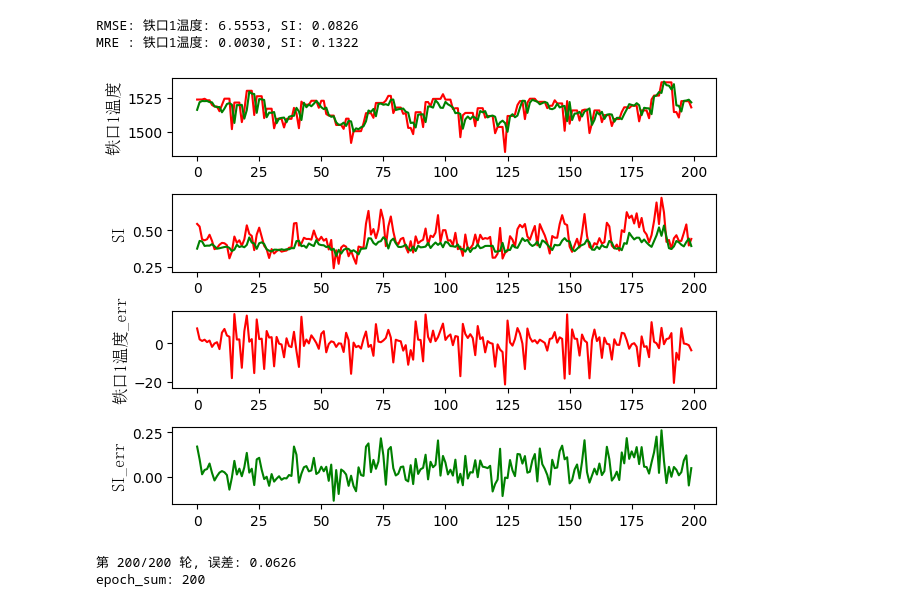
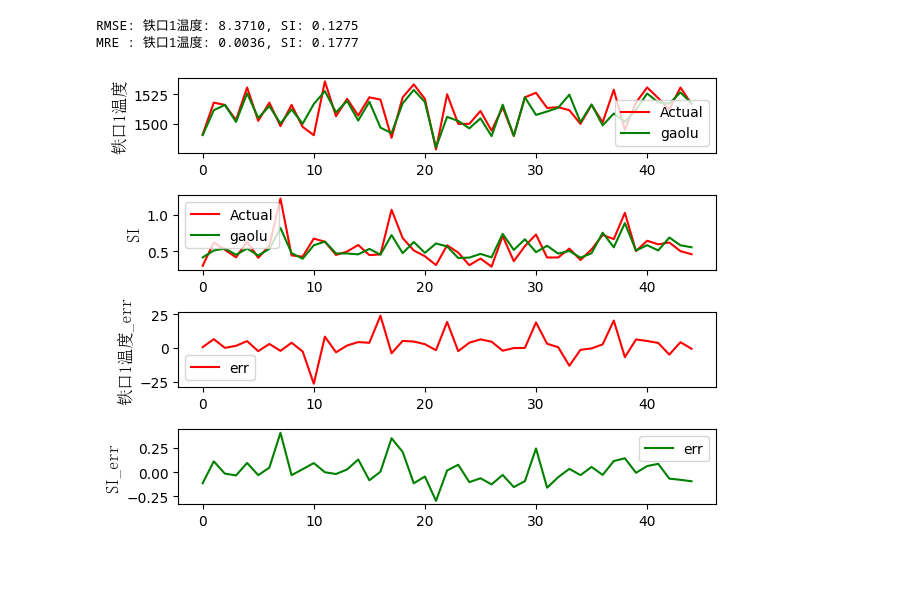
Before and after one commit to haokwok2002/gaolu, a Jupyter notebook: MPC/高炉/1-LSTM-双向-包含当前时刻/LSTM双向-高炉-预测控制.ipynb, the cells around one changed output. Cells and saved outputs as stored; diff of their text form; code cells hidden in the pictures; blank space fills up the shorter version.

```diff
--- a/MPC/高炉/1-LSTM-双向-包含当前时刻/LSTM双向-高炉-预测控制.ipynb
+++ b/MPC/高炉/1-LSTM-双向-包含当前时刻/LSTM双向-高炉-预测控制.ipynb
@@ -47,9 +48,9 @@ Data columns (total 34 columns):
       dtype='object')
 # %%
 # 定义输入输出参数
-input_term = ['富氧流量', '冷风流量', '热风温度', '设定喷煤量']
+input_term = ['冷风压力', '冷风流量', '热风温度', '设定喷煤量']
 output_term = ['铁口1温度', 'SI']
-time_term= '主参数时间戳'
+time_term= '时间戳'
 # %%
 # 异常数据处理-处理前后对比
 # 创建数据框副本以避免修改原始数据
@@ -136,19 +122,14 @@ def plot_subplot(data_x,data_y,column,index_predict,index_gaolu):
 
 
 
-# length1 = 300
-# start1 = 430
-# length2 = 300
-# start2 = 230
-# print((start2+length2-start1)/length2)
+length1 = 300
+start1 = 5000
+length2 = 300
+start2 = 0
 
 
-length1 = 800
-start1 = 0
-length2 = 800
-start2 = 0
-index_predict   = range(start1, start1+length1+1, 1)
-index_gaolu     = range(start2, start2+length2+1, 1)
+index_gaolu   = range(start1, start1+length1+1, 1)
+index_predict     = range(start2, start2+length2+1, 1)
 # index = range(1, 7572, 1)
 
 
@@ -416,7 +410,9 @@ hidden_size = 16
 torch.manual_seed(0)
 model_gaolu = MyRNNModel(features_size = features_size,
                         hidden_size = hidden_size,
-                        isbidirectional=False)
+                        isbidirectional=True)
 epoch_sum_gaolu = 0
+gaolu_train_loss_list = []
+gaolu_val_loss_list = []
 # %%
 # 高炉模型训练
@@ -455,46 +466,46 @@ mre_1 = np.mean(np.abs((y_test_1 - y_pred_1_inverse_transform) / y_test_1))
 # print(f"输出0: RMSE: {rmse_0:.4f}, MRE: {mre_0:.4f}")
 # print(f"输出1: RMSE: {rmse_1:.4f}, MRE: {mre_1:.4f}")
 print(f"RMSE: {output_term[0]}: {rmse_0:.4f}, {output_term[1]}: {rmse_1:.4f}")
 print(f"MRE : {output_term[0]}: { mre_0:.4f}, {output_term[1]}: { mre_1:.4f}")
 
 # plot_hit_rate_curve(y_test, y_pred_0, y_pred_1)
 
 
 output0 = y_test_0 - y_pred_0_inverse_transform
 output1 = y_test_1 - y_pred_1_inverse_transform
 
 # print(f"误差分析0:平均值:{output0.std():.4f},方差:{output0.mean():.4f}")
 # print(f"误差分析1:平均值:{output1.std():.4f},方差:{output1.mean():.4f}")
 
 
 plt.subplot(4, 1, 1)
-plt.plot(y_test_0,'r')
-plt.plot(y_pred_0_inverse_transform,'g')
+plt.plot(y_test_0,'r', label='Actual')
+plt.plot(y_pred_0_inverse_transform,'g', label='gaolu')
 plt.ylabel(output_term[0], fontproperties=font)  # 使用中文标签
-
+plt.legend()
 
 plt.subplot(4, 1, 2)
-plt.plot(y_test_1,'r')
-plt.plot(y_pred_1_inverse_transform,'g')
+plt.plot(y_test_1,'r', label='Actual')
+plt.plot(y_pred_1_inverse_transform,'g', label='gaolu')
 plt.ylabel(output_term[1], fontproperties=font)  # 使用中文标签
-#
+plt.legend()
 
 plt.subplot(4, 1, 3)
-plt.plot(output0,'r-')
+plt.plot(output0,'r-', label='err')
 plt.ylabel(output_term[0]+'_err', fontproperties=font)  # 使用中文标签
-
+plt.legend()
 
 plt.subplot(4, 1, 4)
-plt.plot(output1,'g-')
+plt.plot(output1,'g-', label='err')
 plt.ylabel(output_term[1]+'_err', fontproperties=font)  # 使用中文标签
 
-
+plt.legend()
 plt.tight_layout()
 plt.show()
 # %% [output]
-RMSE: 铁口1温度: 6.5553, SI: 0.0826
-MRE : 铁口1温度: 0.0030, SI: 0.1322
+RMSE: 铁口1温度: 8.3710, SI: 0.1275
+MRE : 铁口1温度: 0.0036, SI: 0.1777
-[figure, old version]
+[figure, new version]
 # %%
 # 创建预测模型实例
 features_size = 10
@@ -508,9 +520,0 @@ epoch_sum = 0
-# %%
-# 预测模型训练
-epoch_once = 200
-epoch_sum = epoch_sum+epoch_once
-loss_history = model.my_fit(X_predict_train, y_predict_train, epochs=epoch_once, batch_size=128,lr = 0.002)
-print('\nepoch_sum:',epoch_sum)
-# %% [output]
-第 200/200 轮, 误差: 0.0626
-epoch_sum: 200
```
Also changed, not shown: parts of 20 cells of this notebook, 17 other files.
